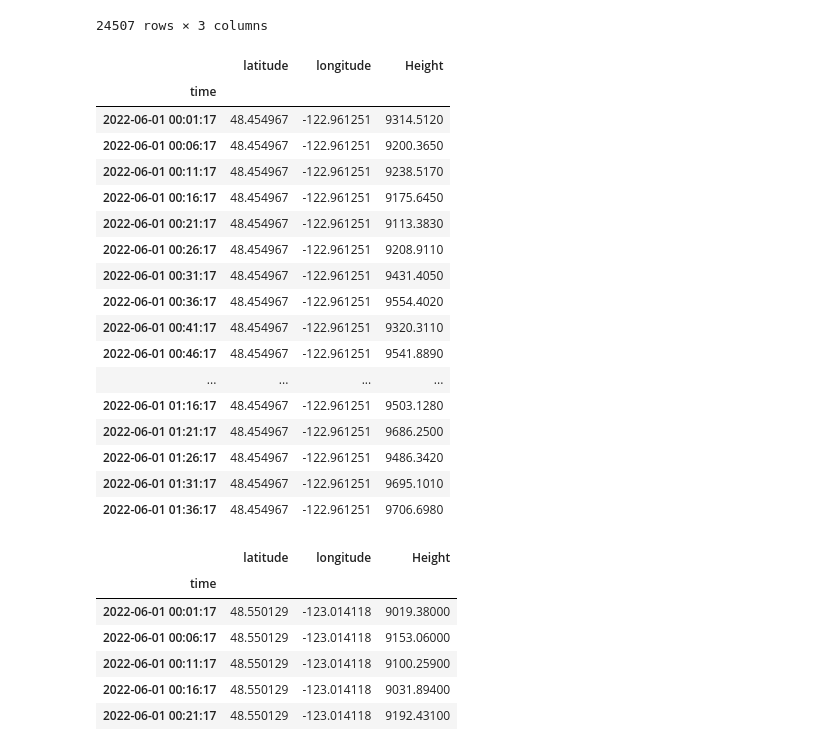
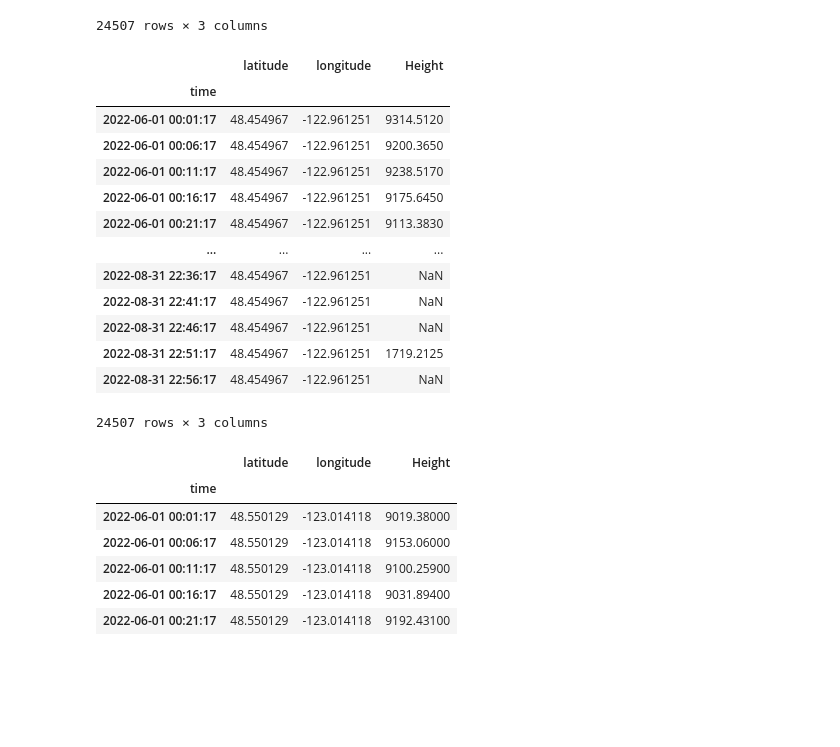
Before and after one commit to autumn-yng/summerfog, a Jupyter notebook: tide-vs-cloudheight.ipynb, the cells around one changed output. Cells and saved outputs as stored; diff of their text form; code cells hidden in the pictures; blank space fills up the shorter version.

```diff
--- a/tide-vs-cloudheight.ipynb
+++ b/tide-vs-cloudheight.ipynb
@@ -113,26 +113,22 @@ falsebay
 # %%
 cp = pd.read_csv('cloud_height_timeseries/cattlepoint_cloudheight_df.csv', index_col='time', parse_dates=True)
 cp = cp[start:end]
-cp[:20]
+cp
 # %% [output]
 |  | latitude | longitude | Height |
 | time |  |  |  |
 | 2022-06-01 00:01:17 | 48.454967 | -122.961251 | 9314.5120 |
 | 2022-06-01 00:06:17 | 48.454967 | -122.961251 | 9200.3650 |
 | 2022-06-01 00:11:17 | 48.454967 | -122.961251 | 9238.5170 |
 | 2022-06-01 00:16:17 | 48.454967 | -122.961251 | 9175.6450 |
 | 2022-06-01 00:21:17 | 48.454967 | -122.961251 | 9113.3830 |
-| 2022-06-01 00:26:17 | 48.454967 | -122.961251 | 9208.9110 |
-| 2022-06-01 00:31:17 | 48.454967 | -122.961251 | 9431.4050 |
-| 2022-06-01 00:36:17 | 48.454967 | -122.961251 | 9554.4020 |
-| 2022-06-01 00:41:17 | 48.454967 | -122.961251 | 9320.3110 |
-| 2022-06-01 00:46:17 | 48.454967 | -122.961251 | 9541.8890 |
 | ... | ... | ... | ... |
-| 2022-06-01 01:16:17 | 48.454967 | -122.961251 | 9503.1280 |
-| 2022-06-01 01:21:17 | 48.454967 | -122.961251 | 9686.2500 |
-| 2022-06-01 01:26:17 | 48.454967 | -122.961251 | 9486.3420 |
-| 2022-06-01 01:31:17 | 48.454967 | -122.961251 | 9695.1010 |
-| 2022-06-01 01:36:17 | 48.454967 | -122.961251 | 9706.6980 |
+| 2022-08-31 22:36:17 | 48.454967 | -122.961251 | NaN |
+| 2022-08-31 22:41:17 | 48.454967 | -122.961251 | NaN |
+| 2022-08-31 22:46:17 | 48.454967 | -122.961251 | NaN |
+| 2022-08-31 22:51:17 | 48.454967 | -122.961251 | 1719.2125 |
+| 2022-08-31 22:56:17 | 48.454967 | -122.961251 | NaN |
+24507 rows × 3 columns
 # %%
 fhl = pd.read_csv('cloud_height_timeseries/fhl_cloudheight_df.csv', index_col='time', parse_dates=True)
 fhl = fhl[start:end]
```
Also changed, not shown: parts of 8 cells of this notebook, 2 other files.
